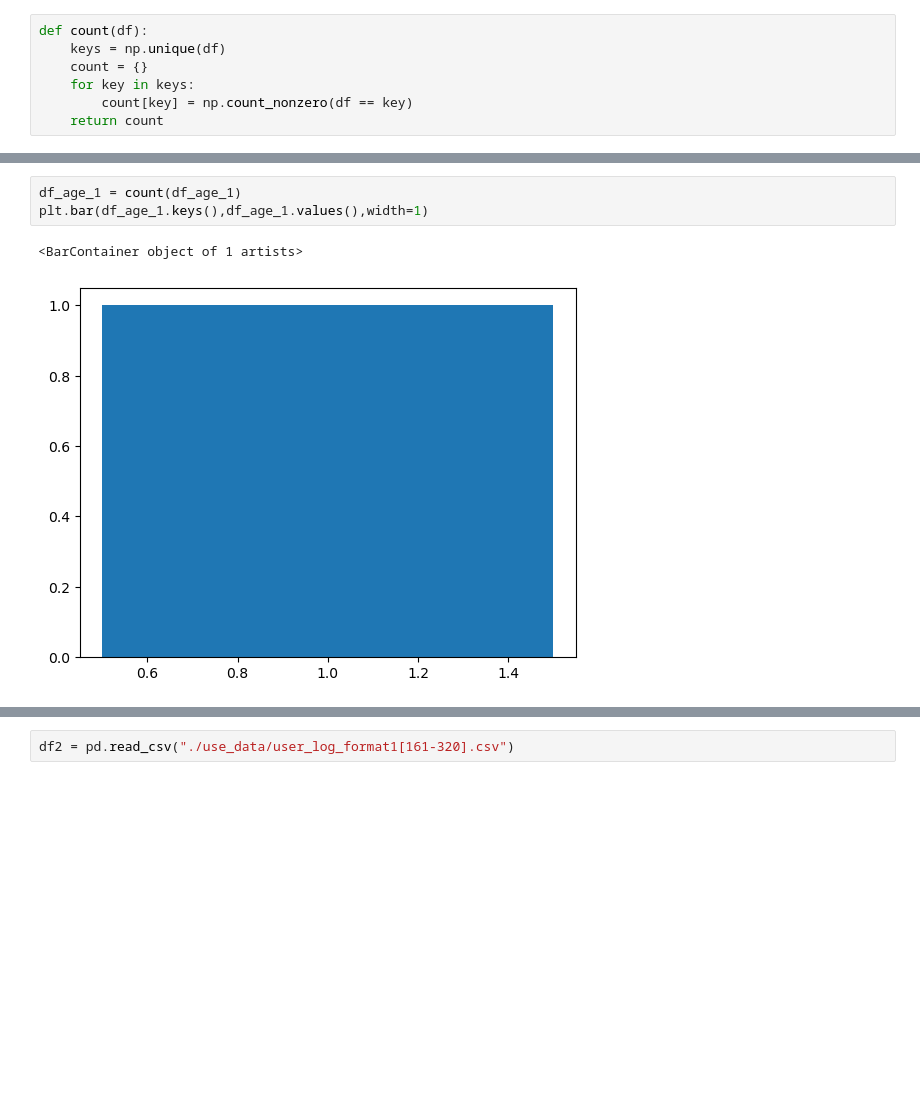
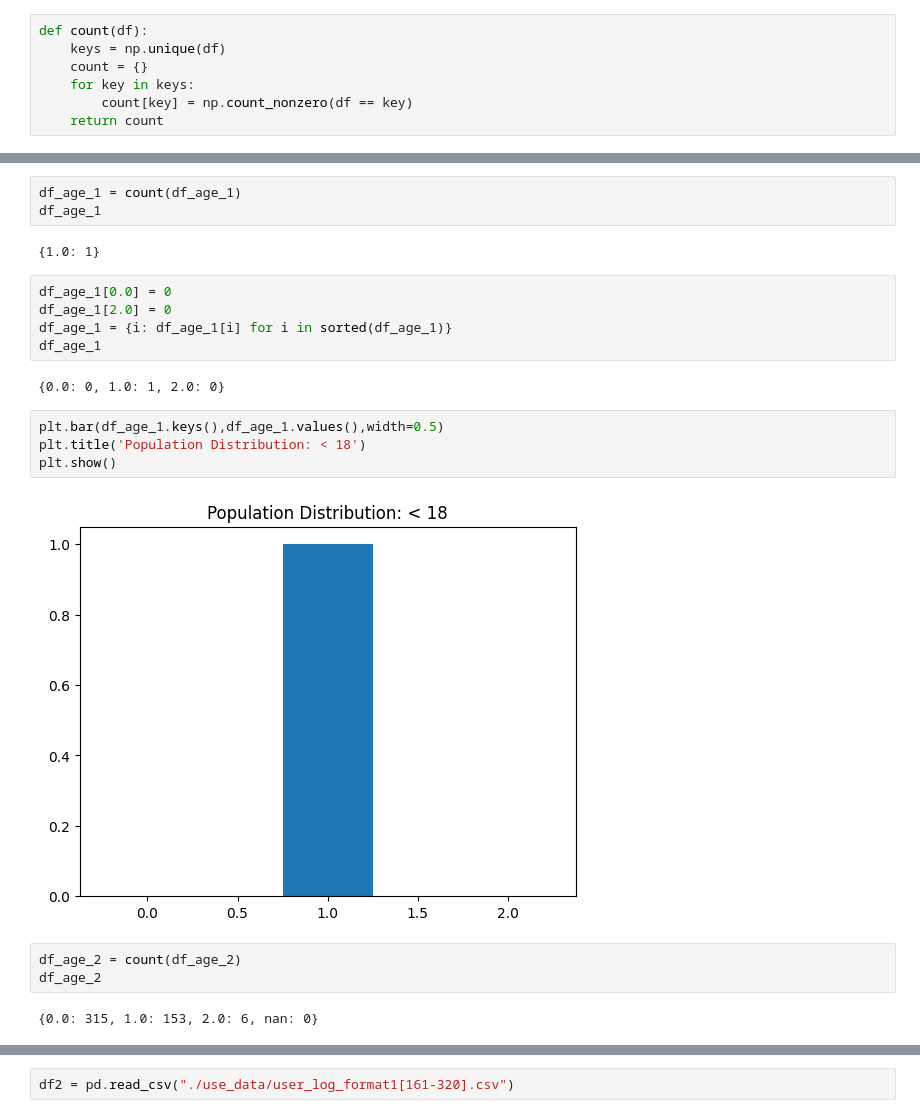
Before and after one commit to MrAlphalfa97/CECS_550, a Jupyter notebook: data_format1/Report.ipynb, the cells around one changed output, grey strips where cells are left out. Drawn from its saved outputs; the diff is of its cells as text; blank space fills up the shorter version.

```diff
--- a/data_format1/Report.ipynb
+++ b/data_format1/Report.ipynb
@@ -243,7 +346,24 @@ plt.bar(male_count.keys(),male_count.values(),width=1)
+# %%
+df_age_1 = count(df_age_1)
+df_age_1
+# %% [output]
+{1.0: 1}
+# %%
+df_age_1[0.0] = 0
+df_age_1[2.0] = 0
+df_age_1 = {i: df_age_1[i] for i in sorted(df_age_1)}
+df_age_1
+# %% [output]
+{0.0: 0, 1.0: 1, 2.0: 0}
 # %%
-df_age_1 = count(df_age_1)
-plt.bar(df_age_1.keys(),df_age_1.values(),width=1)
+plt.bar(df_age_1.keys(),df_age_1.values(),width=0.5)
+plt.title('Population Distribution: < 18')
+plt.show()
 # %% [output]
-<BarContainer object of 1 artists>
-[figure, old version]
+[figure, new version]
+# %%
+df_age_2 = count(df_age_2)
+df_age_2
+# %% [output]
+{0.0: 315, 1.0: 153, 2.0: 6, nan: 0}
 # %%
```
Also changed, not shown: parts of 41 cells of this notebook.
